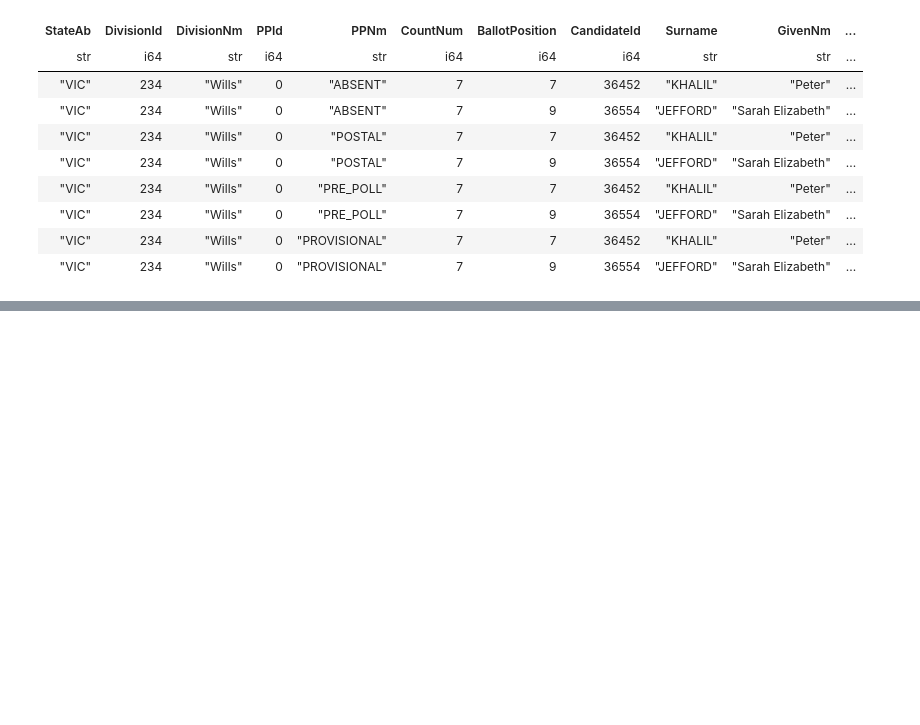
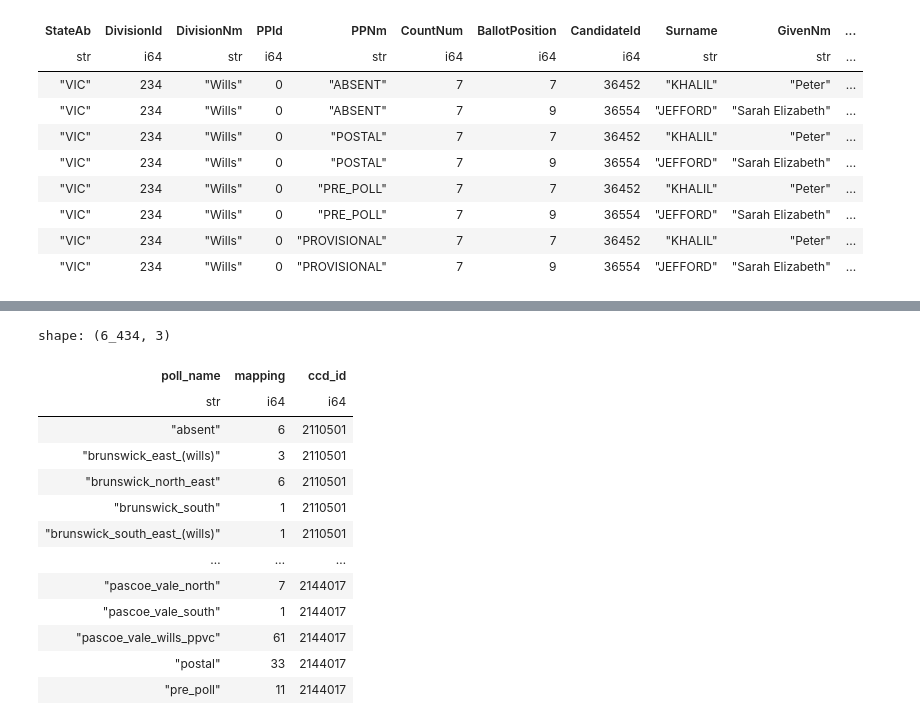
Before and after one commit to Andre-Medina/Electoralyze, a Jupyter notebook: experiments/05_electrion_data/01_federal_2022/01_processing.ipynb, the cells around one changed output, grey strips where cells are left out. Saved outputs shown, nothing was run; the diff lists cells and outputs as text; code cells hidden in the pictures; blank space fills up the shorter version.

```diff
--- a/experiments/05_electrion_data/01_federal_2022/01_processing.ipynb
+++ b/experiments/05_electrion_data/01_federal_2022/01_processing.ipynb
@@ -206,0 +347,26 @@ shape: (0, 7)
+# %%
+wills_pp_to_sa1 = (
+    pp_to_sa1.filter(pl.col("div_nm") == "Wills")
+    .collect()
+    .select(
+        clean_string("pp_nm").alias("poll_name"),
+        pl.col("votes").alias("mapping"),
+        pl.col("ccd_id").alias("ccd_id"),
+    )
+)
+wills_pp_to_sa1
+# %% [output]
+shape: (6_434, 3)
+| poll_name | mapping | ccd_id |
+| str | i64 | i64 |
+| "absent" | 6 | 2110501 |
+| "brunswick_east_(wills)" | 3 | 2110501 |
+| "brunswick_north_east" | 6 | 2110501 |
+| "brunswick_south" | 1 | 2110501 |
+| "brunswick_south_east_(wills)" | 1 | 2110501 |
+| … | … | … |
+| "pascoe_vale_north" | 7 | 2144017 |
+| "pascoe_vale_south" | 1 | 2144017 |
+| "pascoe_vale_wills_ppvc" | 61 | 2144017 |
+| "postal" | 33 | 2144017 |
+| "pre_poll" | 11 | 2144017 |
```
Also changed, not shown: parts of 27 cells of this notebook, 3 other files.
